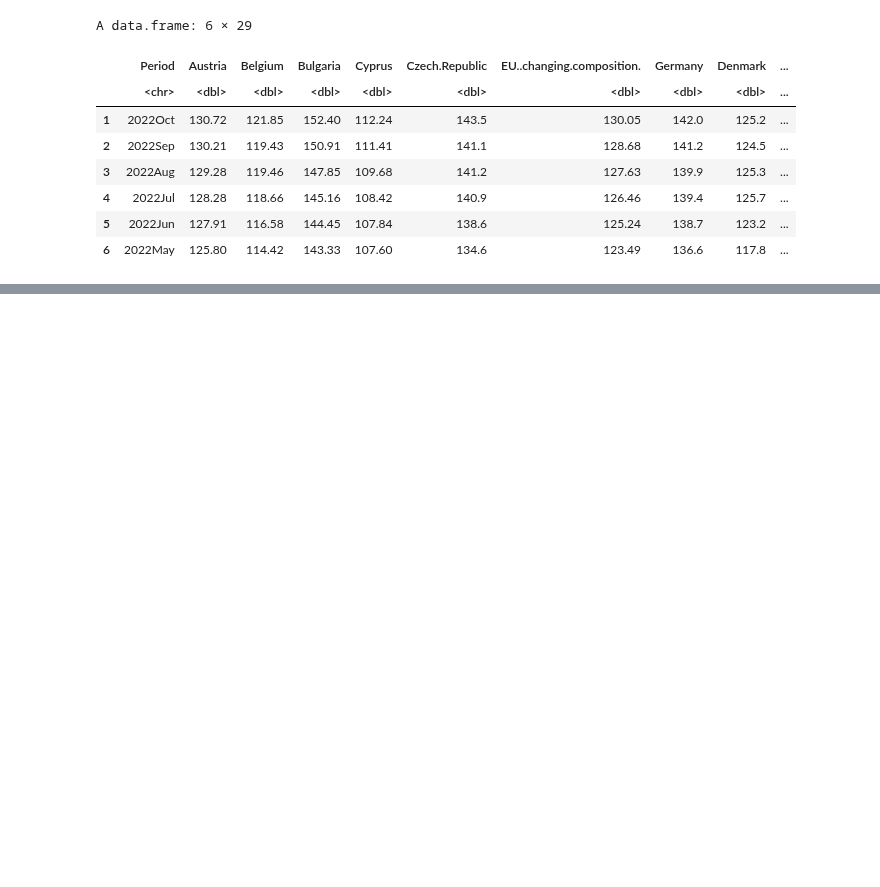
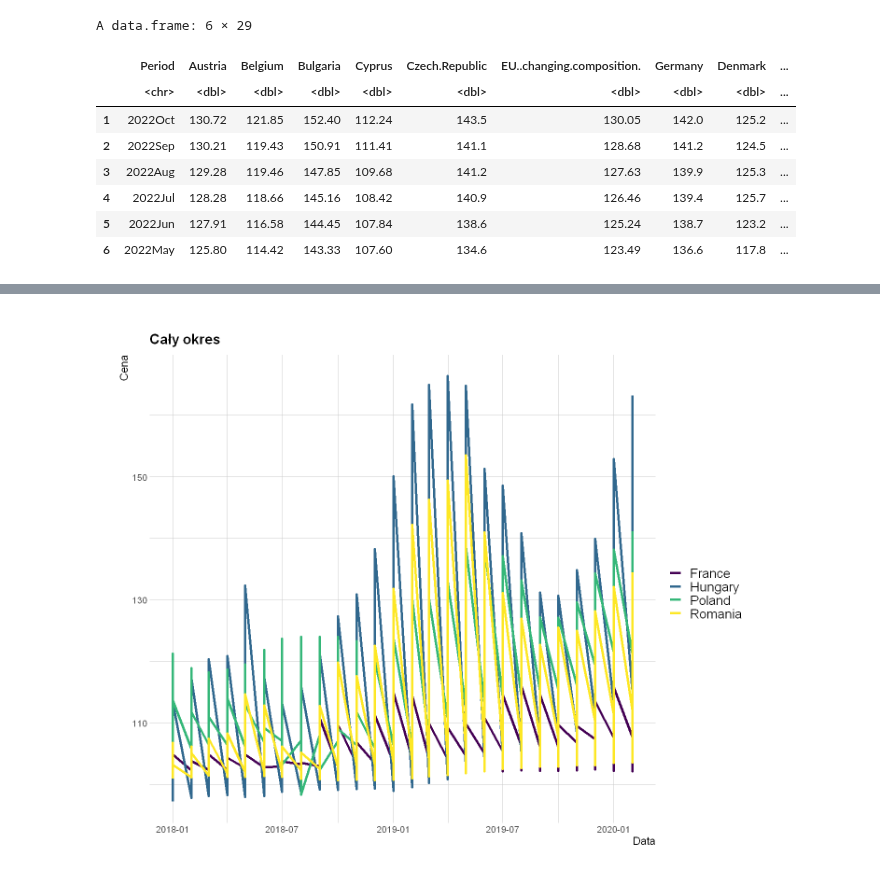
Before and after one commit to AdamixD/SAD_Projekt_1, a Jupyter notebook: Problem2.ipynb, the cells around one changed output, grey strips where cells are left out. Cells and saved outputs as stored; diff of their text form; code cells hidden in the pictures; blank space fills up the shorter version.

Commit message:
converted string to date

```diff
--- a/Problem2.ipynb
+++ b/Problem2.ipynb
@@ -90,0 +126,20 @@ A tibble: 54096 × 4
+# %%
+countries = c('France', 'Hungary', 'Poland', 'Romania')
+# %%
+picks_tidy = filter(zywnosc_tidy, kraj %in% countries)
+# %%
+# Creating ranges of intervals
+before_pandemic <- as.Date("01/01/2018", "%d/%m/%Y")
+pandemic <- as.Date("01/03/2020", "%d/%m/%Y")
+before_war <- as.Date("01/02/2021", "%d/%m/%Y")
+war <- as.Date("01/02/2022", "%d/%m/%Y")
+now <- as.Date("01/09/2022", "%d/%m/%Y")
+# %%
+before_pandemic_data <- picks_tidy %>% filter(Period >= before_pandemic & Period < pandemic)
+pandemic_data <- picks_tidy %>% filter(Period >= pandemic & Period < before_war)
+before_war_data <- picks_tidy %>% filter(Period >= before_war & Period < war)
+war_data <- picks_tidy %>% filter(Period >= war & Period <= now)
+# %%
+plot(before_pandemic_data, "Cały okres", countries)
+# %% [output]
+[figure, added]
```
Also changed, not shown: parts of 7 cells of this notebook.
